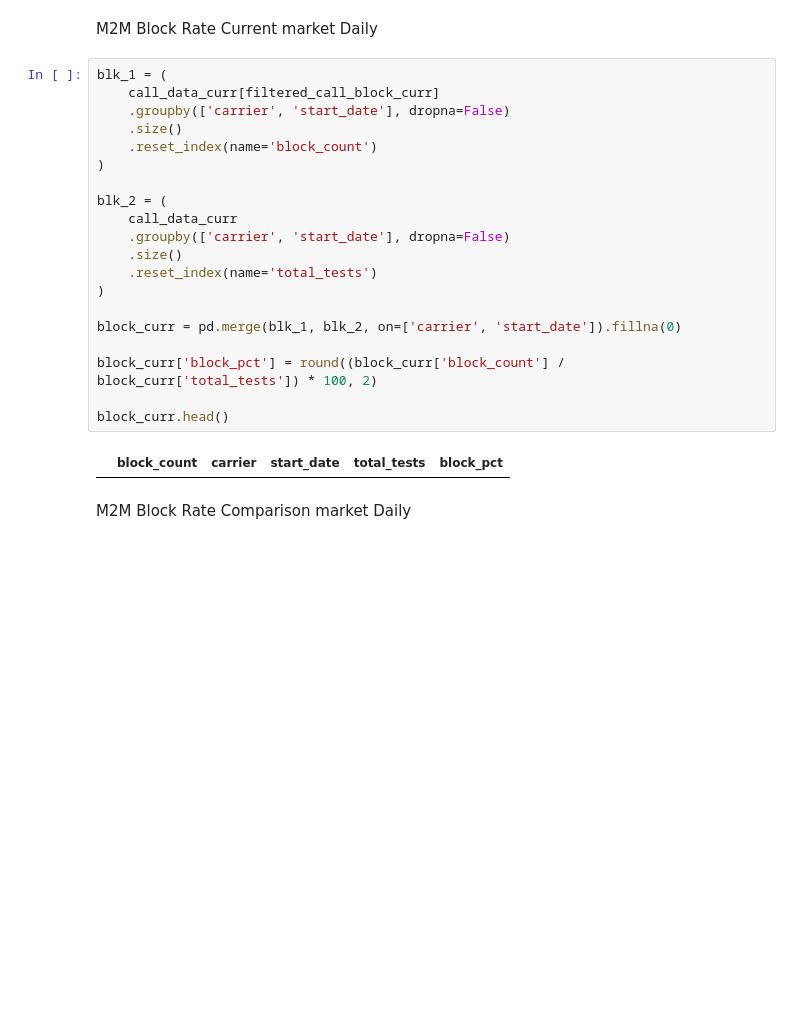
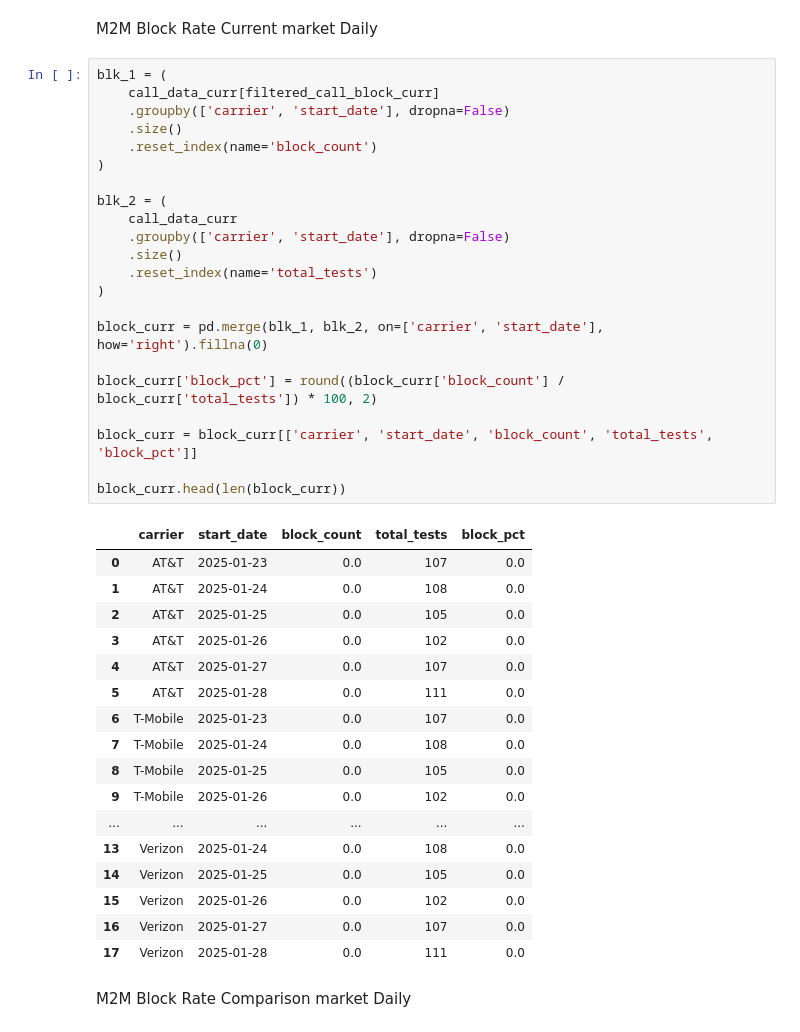
Before and after one commit to ookla-jennymassari/dq_reporting_test.py, a Jupyter notebook: dq_reporting_notebook.ipynb, the cells around one changed output. Drawn from its saved outputs; the diff is of its cells as text; blank space fills up the shorter version.

Commit message:
Added logic for Mobile-to-Mobile Call Drop.

```diff
--- a/dq_reporting_notebook.ipynb
+++ b/dq_reporting_notebook.ipynb
@@ -832,25 +832,43 @@ M2M Block Rate Current market Daily
 # %%
 blk_1 = (
     call_data_curr[filtered_call_block_curr]
     .groupby(['carrier', 'start_date'], dropna=False)
     .size()
     .reset_index(name='block_count')
 )
 
 blk_2 = (
     call_data_curr
     .groupby(['carrier', 'start_date'], dropna=False)
     .size()
     .reset_index(name='total_tests')
 )
 
-block_curr = pd.merge(blk_1, blk_2, on=['carrier', 'start_date']).fillna(0)
+block_curr = pd.merge(blk_1, blk_2, on=['carrier', 'start_date'], how='right').fillna(0)
 
 block_curr['block_pct'] = round((block_curr['block_count'] / block_curr['total_tests']) * 100, 2)
 
-block_curr.head()
+block_curr = block_curr[['carrier', 'start_date', 'block_count', 'total_tests', 'block_pct']]
+
+block_curr.head(len(block_curr))
 # %% [output]
-|  | block_count | carrier | start_date | total_tests | block_pct |
+|  | carrier | start_date | block_count | total_tests | block_pct |
+| 0 | AT&T | 2025-01-23 | 0.0 | 107 | 0.0 |
+| 1 | AT&T | 2025-01-24 | 0.0 | 108 | 0.0 |
+| 2 | AT&T | 2025-01-25 | 0.0 | 105 | 0.0 |
+| 3 | AT&T | 2025-01-26 | 0.0 | 102 | 0.0 |
+| 4 | AT&T | 2025-01-27 | 0.0 | 107 | 0.0 |
+| 5 | AT&T | 2025-01-28 | 0.0 | 111 | 0.0 |
+| 6 | T-Mobile | 2025-01-23 | 0.0 | 107 | 0.0 |
+| 7 | T-Mobile | 2025-01-24 | 0.0 | 108 | 0.0 |
+| 8 | T-Mobile | 2025-01-25 | 0.0 | 105 | 0.0 |
+| 9 | T-Mobile | 2025-01-26 | 0.0 | 102 | 0.0 |
+| ... | ... | ... | ... | ... | ... |
+| 13 | Verizon | 2025-01-24 | 0.0 | 108 | 0.0 |
+| 14 | Verizon | 2025-01-25 | 0.0 | 105 | 0.0 |
+| 15 | Verizon | 2025-01-26 | 0.0 | 102 | 0.0 |
+| 16 | Verizon | 2025-01-27 | 0.0 | 107 | 0.0 |
+| 17 | Verizon | 2025-01-28 | 0.0 | 111 | 0.0 |
 # %% [markdown]
 M2M Block Rate Comparison market Daily
 # %%
```
Also changed, not shown: parts of 13 cells of this notebook.
